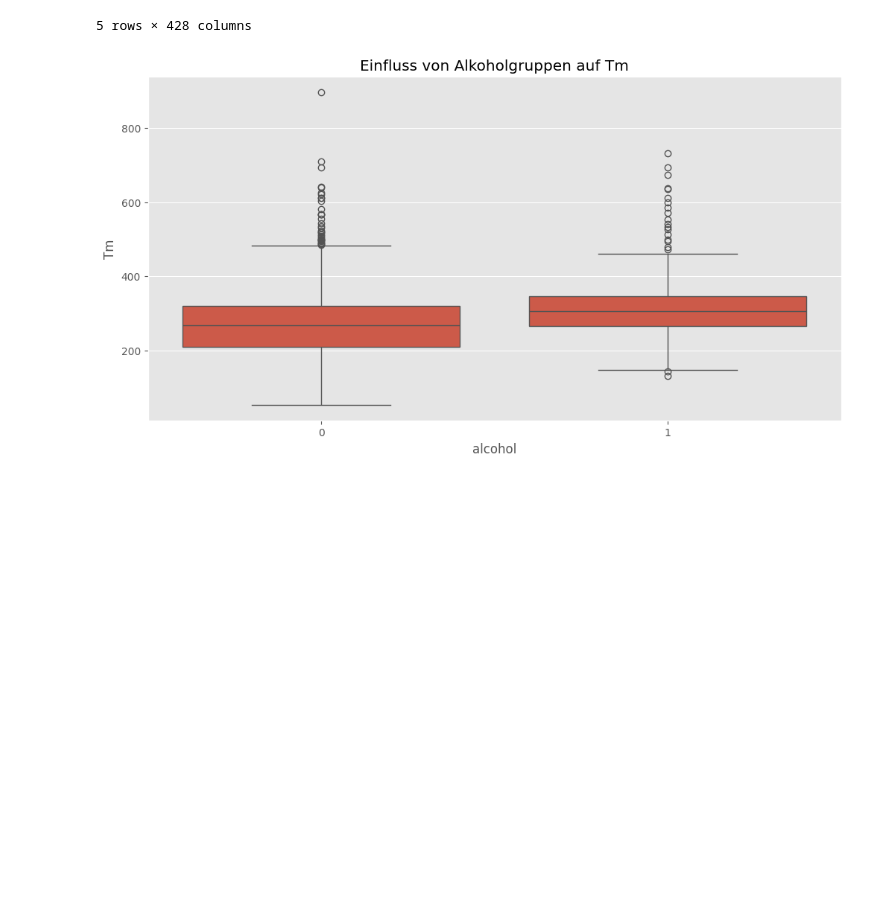
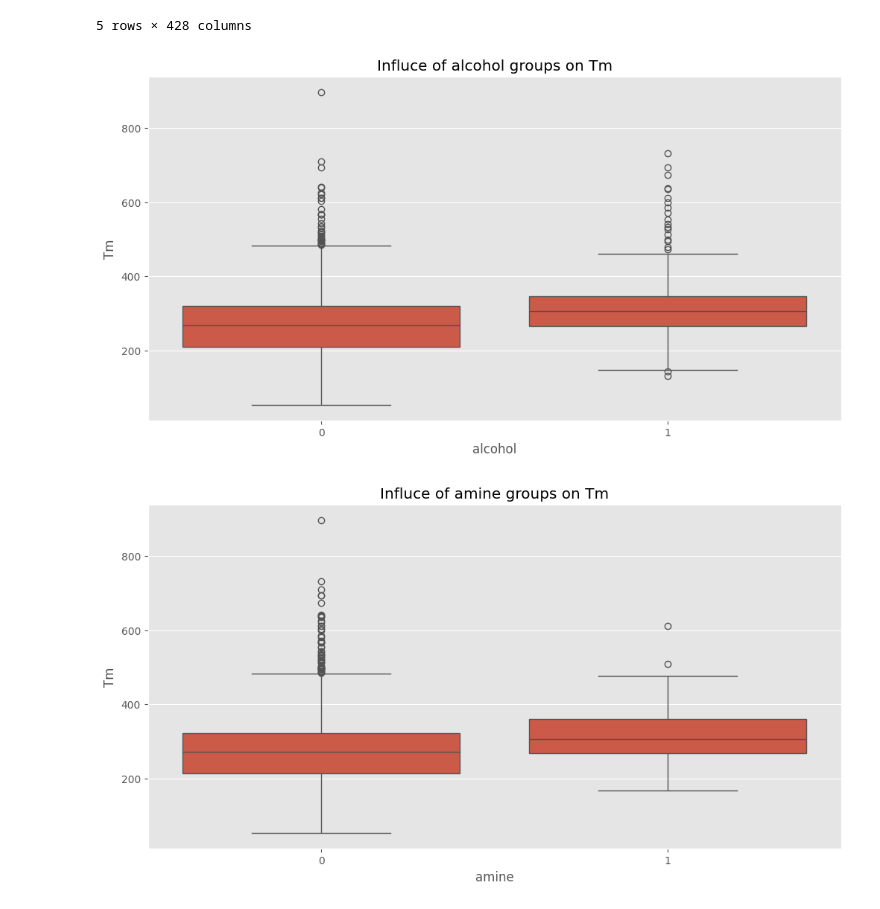
Before and after one commit to linuskruer/ids2025_group7_project_g1, a Jupyter notebook: Helena.ipynb, the cells around one changed output. Saved outputs shown, nothing was run; the diff lists cells and outputs as text; code cells hidden in the pictures; blank space fills up the shorter version.

```diff
--- a/Helena.ipynb
+++ b/Helena.ipynb
@@ -5,6 +5,7 @@ import matplotlib.pyplot as plt
 import seaborn as sns
 import re
 plt.style.use('ggplot')
+plt.rcParams['figure.dpi'] = 600
 # %%
 data = pd.read_csv('train.csv')
 test = pd.read_csv('test.csv')
@@ -179,17 +252,24 @@ data.head()
 # %%
 
 from sklearn.preprocessing import MultiLabelBinarizer
 
 mlb = MultiLabelBinarizer()
 fg_ohe = pd.DataFrame(mlb.fit_transform(data['functional_groups']),
                       columns=mlb.classes_,
                       index=data.index)
 
 data = pd.concat([data, fg_ohe], axis=1)
 
+
 plt.figure(figsize=(12,6))
 sns.boxplot(x='alcohol', y='Tm', data=data)
-plt.title("Einfluss von Alkoholgruppen auf Tm")
+plt.title("Influce of alcohol groups on Tm")
 plt.show()
+
+plt.figure(figsize=(12,6))
+sns.boxplot(x='amine', y='Tm', data=data)
+plt.title("Influce of amine groups on Tm")
+plt.show()
 # %% [output]
-[figure, old version]
+[figure, new version]
+[figure, added]
```
Also changed, not shown: parts of 7 cells of this notebook, 1 other file.
